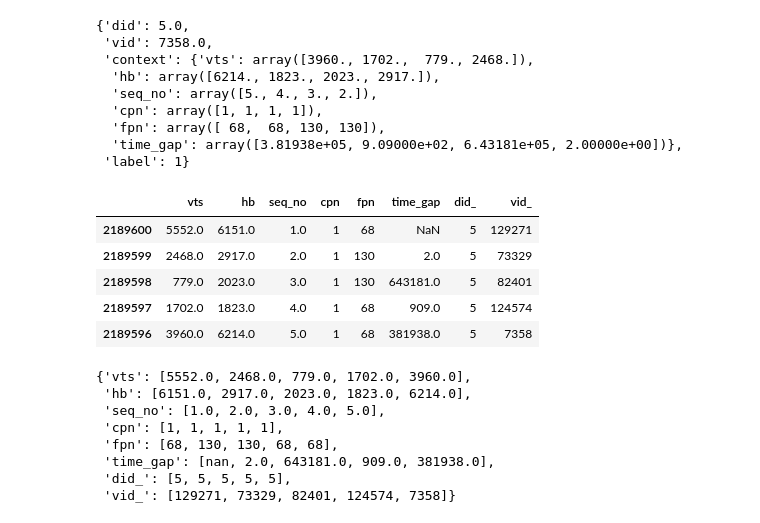
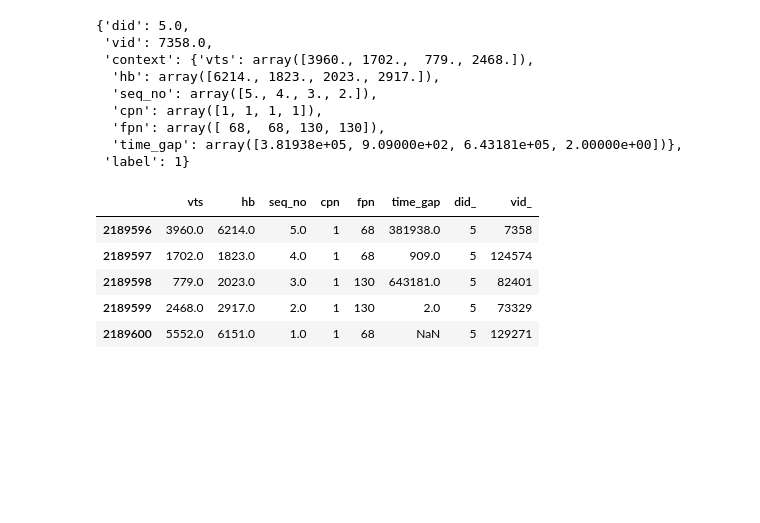
Before and after one commit to GZYZG/mgtv-2022, a Jupyter notebook: recall.ipynb, the cells around one changed output. Cells and saved outputs as stored; diff of their text form; code cells hidden in the pictures; blank space fills up the shorter version.

```diff
--- a/recall.ipynb
+++ b/recall.ipynb
@@ -198,23 +201,12 @@ generate_positive(g.get_group(5))
   'fpn': array([ 68,  68, 130, 130]),
   'time_gap': array([3.81938e+05, 9.09000e+02, 6.43181e+05, 2.00000e+00])},
  'label': 1}
-# %%
-g.get_group(5).sort_values('seq_no')
-# %% [output]
-|  | vts | hb | seq_no | cpn | fpn | time_gap | did_ | vid_ |
-| 2189600 | 5552.0 | 6151.0 | 1.0 | 1 | 68 | NaN | 5 | 129271 |
-| 2189599 | 2468.0 | 2917.0 | 2.0 | 1 | 130 | 2.0 | 5 | 73329 |
-| 2189598 | 779.0 | 2023.0 | 3.0 | 1 | 130 | 643181.0 | 5 | 82401 |
-| 2189597 | 1702.0 | 1823.0 | 4.0 | 1 | 68 | 909.0 | 5 | 124574 |
-| 2189596 | 3960.0 | 6214.0 | 5.0 | 1 | 68 | 381938.0 | 5 | 7358 |
-# %%
-g.get_group(5).sort_values('seq_no').to_dict(orient='list')#.iloc[::-1]
-# %% [output]
-{'vts': [5552.0, 2468.0, 779.0, 1702.0, 3960.0],
- 'hb': [6151.0, 2917.0, 2023.0, 1823.0, 6214.0],
- 'seq_no': [1.0, 2.0, 3.0, 4.0, 5.0],
- 'cpn': [1, 1, 1, 1, 1],
- 'fpn': [68, 130, 130, 68, 68],
- 'time_gap': [nan, 2.0, 643181.0, 909.0, 381938.0],
- 'did_': [5, 5, 5, 5, 5],
- 'vid_': [129271, 73329, 82401, 124574, 7358]}
+# %%
+g.get_group(5)
+# %% [output]
+|  | vts | hb | seq_no | cpn | fpn | time_gap | did_ | vid_ |
+| 2189596 | 3960.0 | 6214.0 | 5.0 | 1 | 68 | 381938.0 | 5 | 7358 |
+| 2189597 | 1702.0 | 1823.0 | 4.0 | 1 | 68 | 909.0 | 5 | 124574 |
+| 2189598 | 779.0 | 2023.0 | 3.0 | 1 | 130 | 643181.0 | 5 | 82401 |
+| 2189599 | 2468.0 | 2917.0 | 2.0 | 1 | 130 | 2.0 | 5 | 73329 |
+| 2189600 | 5552.0 | 6151.0 | 1.0 | 1 | 68 | NaN | 5 | 129271 |
```
Also changed, not shown: parts of 3 cells of this notebook, 1 other file.
